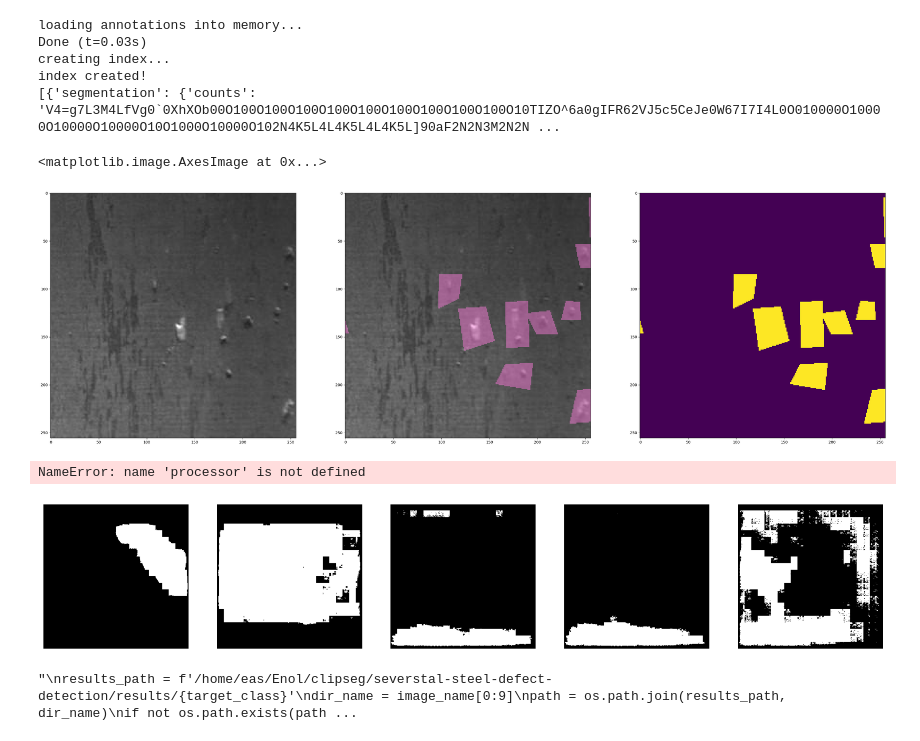
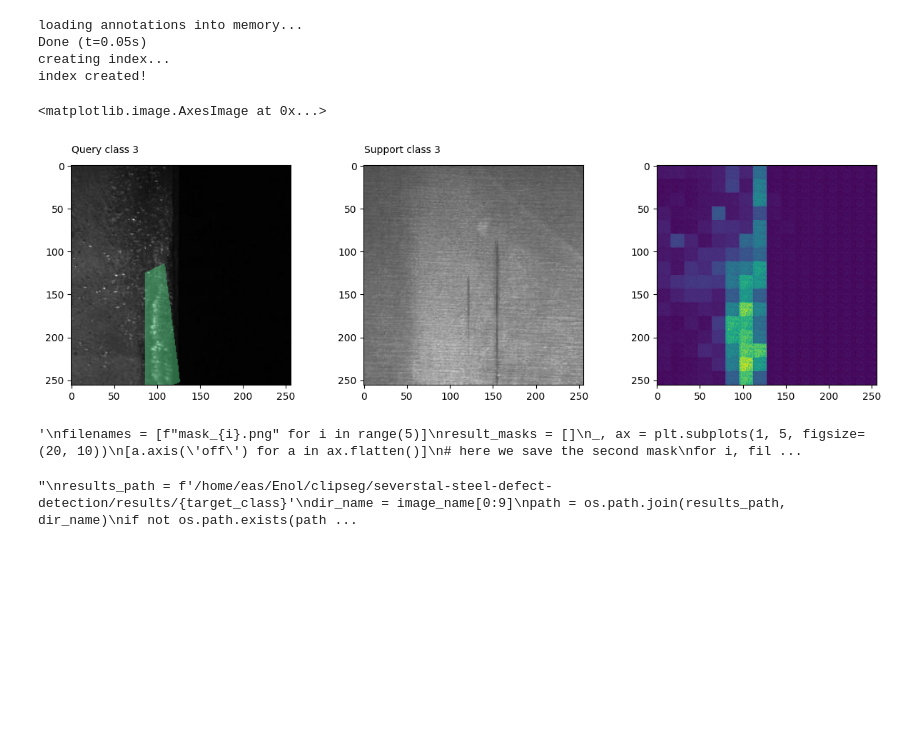
Before and after one commit to EnolAyo/clipseg, a Jupyter notebook: enol/segmentation_v2.ipynb, the cells around one changed output. Cells and saved outputs as stored; diff of their text form; code cells hidden in the pictures; blank space fills up the shorter version.

```diff
--- a/enol/segmentation_v2.ipynb
+++ b/enol/segmentation_v2.ipynb
@@ -32,52 +33,40 @@ binary_mask = mask_util.decode(query['segmentation'])
 support_image = Image.open(os.path.join(images_path, support['image_id']))
 support_class = support['category_id']
 
-_,ax = plt.subplots(1,3,figsize=(40,15 * 2))
 annIds = coco.getAnnIds(imgIds=[query['image_id']])
 anns = coco.loadAnns(annIds)
-print(anns)
-ax[0].imshow(query_image)
-ax[1].imshow(query_image)
-plt.sca(ax[1])
-coco.showAnns(anns, draw_bbox=False)
-ax[2].imshow(binary_mask)
 # %% [output]
 loading annotations into memory...
-Done (t=0.03s)
+Done (t=0.05s)
 creating index...
 index created!
-[{'segmentation': {'counts': 'V4=g7L3M4LfVg0`0XhXOb00O100O100O100O100O100O100O100O100O100O10TIZO^6a0gIFR62VJ5c5CeJe0W67I7I4L0O010000O10000O10000O10000O10O1000O10000O102N4K5L4L4K5L4L4K5L]90aF2N2N3M2N2N ...
-<matplotlib.image.AxesImage at 0x...>
-[figure, removed]
 # %%
-import torch
-# predict
-encoded_prompt = processor(images=[defect], return_tensors='pt')
-results = []
-for i, block in enumerate(blocks):
-    encoded_image = processor(images=[block], return_tensors='pt')
-
-    with torch.no_grad():
-      outputs = model(**encoded_image, conditional_pixel_values = encoded_prompt.pixel_values)
-
-    preds = outputs.logits.unsqueeze(1)
-    preds = torch.transpose(preds, 0, 1).squeeze(0)
-    results.append(torch.sigmoid(preds[0]))
-
-_, ax = plt.subplots(1,1, figsize=(4, 4))
-ax.imshow(defect)
-
-_, ax = plt.subplots(1, 5, figsize=(20, 10))
-[a.axis('off') for a in ax.flatten()]
-[ax[i].imshow(blocks_bounded[i]) for i in range(5)]
-
-_, ax = plt.subplots(1, 5, figsize=(20, 8))
-[a.axis('off') for a in ax.flatten()]
-[ax[i].imshow(results[i]) for i in range(5)]
+transform = transforms.Compose([
+    transforms.ToTensor(),
+    transforms.Normalize(mean=[0.485, 0.456, 0.406], std=[0.229, 0.224, 0.225]),
+    transforms.Resize((256, 256)),
+])
+q = transform(query_image).unsqueeze(0)
+s = transform(support_image).unsqueeze(0)
-# %% [output]
-NameError: name 'processor' is not defined
+# %%
+
+# predict
+with torch.no_grad():
+    preds = model(q, conditional=s)[0]
+# visualize prediction
+_, ax = plt.subplots(1, 3, figsize=(15, 4))
+ax[0].imshow(query_image)
+plt.sca(ax[0])
+coco.showAnns(anns, draw_bbox=False)
+ax[0].text(0, -15, f'Query class {query_class}')
+ax[1].imshow(support_image)
+ax[1].text(0, -15, f'Support class {support_class}')
+ax[2].imshow(torch.sigmoid(preds[0][0]))
+# %% [output]
+<matplotlib.image.AxesImage at 0x...>
+[figure, added]
 # %%
-
+"""
 filenames = [f"mask_{i}.png" for i in range(5)]
 result_masks = []
 _, ax = plt.subplots(1, 5, figsize=(20, 10))
@@ -90,8 +79,10 @@ for i, filename in enumerate(filenames):
     (thresh, result_mask) = cv2.threshold(gray_image, 180, 255, cv2.THRESH_BINARY)
     result_masks.append(result_mask)
     ax[i].imshow(result_mask, cmap='gray')
+
+"""
 # %% [output]
-[figure, removed]
+'\nfilenames = [f"mask_{i}.png" for i in range(5)]\nresult_masks = []\n_, ax = plt.subplots(1, 5, figsize=(20, 10))\n[a.axis(\'off\') for a in ax.flatten()]\n# here we save the second mask\nfor i, fil ...
 # %%
 '''
 results_path = f'/home/eas/Enol/clipseg/severstal-steel-defect-detection/results/{target_class}'
```
Also changed, not shown: parts of 1 cell of this notebook, 3 other files.
